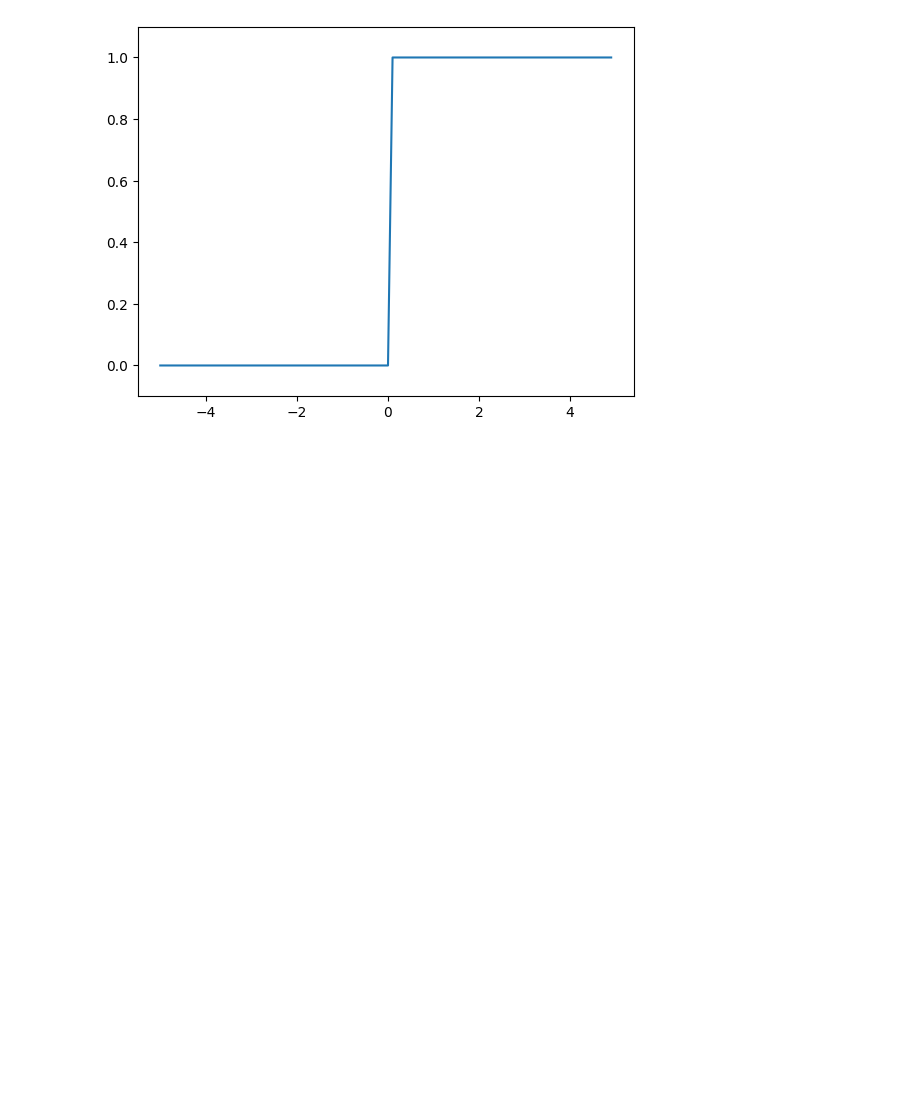
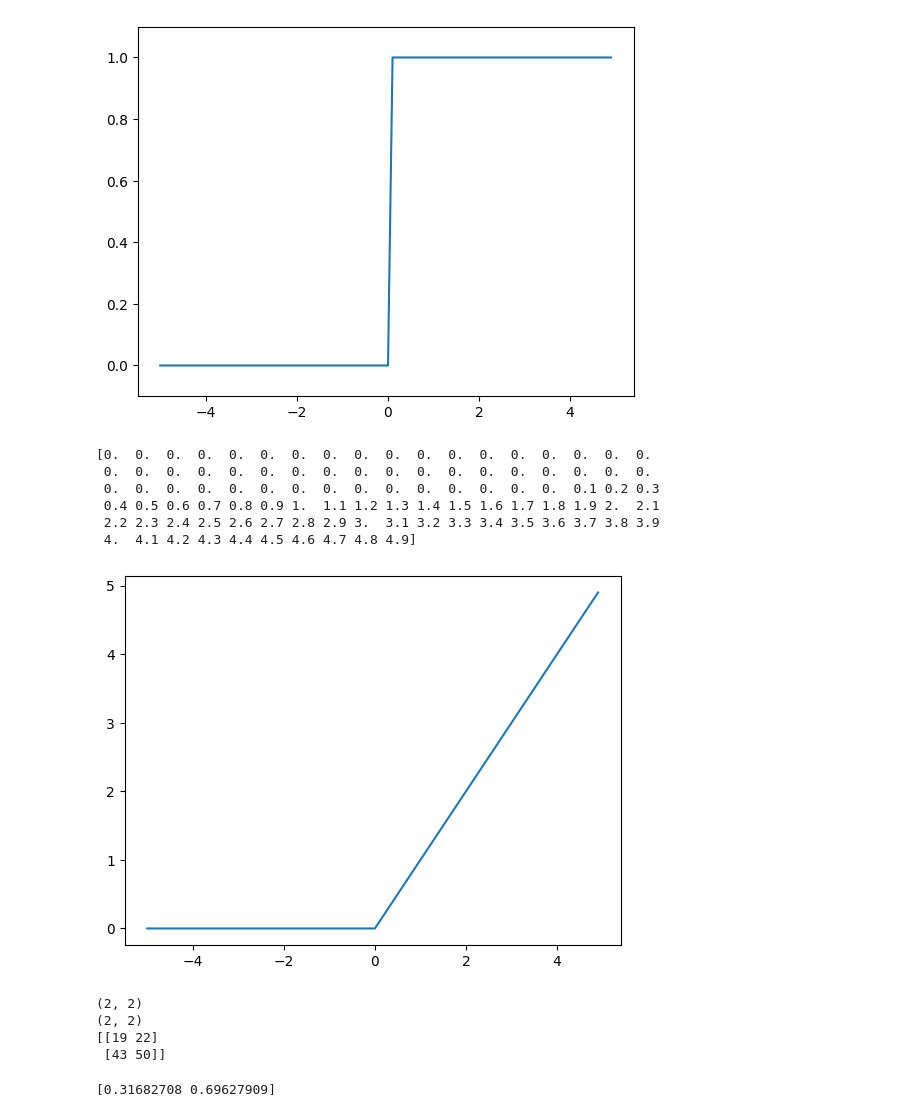
Before and after one commit to hllqkb/ML2025Spring_HUNG_YI_LEE_Machine_Learning_Homework, a Jupyter notebook: AI-Guide-and-Demos-zh_CN/【源代码】深度学习入门：基于Python的理论与实现_20240716/test.ipynb, the cells around one changed output. Drawn from its saved outputs; the diff is of its cells as text; code cells hidden in the pictures; blank space fills up the shorter version.

```diff
--- a/AI-Guide-and-Demos-zh_CN/【源代码】深度学习入门：基于Python的理论与实现_20240716/test.ipynb
+++ b/AI-Guide-and-Demos-zh_CN/【源代码】深度学习入门：基于Python的理论与实现_20240716/test.ipynb
@@ -27,3 +27,62 @@ plt.ylim(-0.1, 1.1)
 plt.show()
 # %% [output]
 [figure]
+# %%
+def sigmoid(x):
+    return 1 / (1 + np.exp(-x))
+def ReLU(x):
+    return np.maximum(0, x)
+x=np.arange(-5.0, 5.0, 0.1)
+# print(ReLU(x))
+plt.plot(x,ReLU(x))
+plt.show()
+# %% [output]
+[0.  0.  0.  0.  0.  0.  0.  0.  0.  0.  0.  0.  0.  0.  0.  0.  0.  0.
+ 0.  0.  0.  0.  0.  0.  0.  0.  0.  0.  0.  0.  0.  0.  0.  0.  0.  0.
+ 0.  0.  0.  0.  0.  0.  0.  0.  0.  0.  0.  0.  0.  0.  0.  0.1 0.2 0.3
+ 0.4 0.5 0.6 0.7 0.8 0.9 1.  1.1 1.2 1.3 1.4 1.5 1.6 1.7 1.8 1.9 2.  2.1
+ 2.2 2.3 2.4 2.5 2.6 2.7 2.8 2.9 3.  3.1 3.2 3.3 3.4 3.5 3.6 3.7 3.8 3.9
+ 4.  4.1 4.2 4.3 4.4 4.5 4.6 4.7 4.8 4.9]
+[figure, added]
+# %%
+A = np.array([[1,2], [3,4]])
+print(A.shape)
+B = np.array([[5,6], [7,8]])
+print(B.shape)
+print(np.dot(A, B))
+# %% [output]
+(2, 2)
+(2, 2)
+[[19 22]
+ [43 50]]
+# %%
+# 3层神经网络的实现
+def init_network():
+    network = {}
+    network['W1'] = np.array([[0.1, 0.3, 0.5], [0.2, 0.4, 0.6]])
+    network['b1'] = np.array([0.1, 0.2, 0.3])
+    network['W2'] = np.array([[0.1, 0.4], [0.2, 0.5], [0.3, 0.6]])
+    network['b2'] = np.array([0.1, 0.2])
+    network['W3'] = np.array([[0.1, 0.3], [0.2, 0.4]])
+    network['b3'] = np.array([0.1, 0.2])
+    return network
+def identity_function(x):
+    return x
+def sigmoid(x):
+    return 1 / (1 + np.exp(-x))
+def forward(network, x):
+    W1, W2, W3 = network['W1'], network['W2'], network['W3']
+    b1, b2, b3 = network['b1'], network['b2'], network['b3']
+    a1 = np.dot(x, W1) + b1
+    z1 = sigmoid(a1)
+    a2 = np.dot(z1, W2) + b2
+    z2 = sigmoid(a2)
+    a3 = np.dot(z2, W3) + b3
+    y = identity_function(a3)
+    return y
+network=init_network()
+x=np.array([1.0, 0.5])
+y=forward(network, x)
+print(y)
+# %% [output]
+[0.31682708 0.69627909]
```
Also changed, not shown: parts of 10 cells of this notebook, 1 other file.
